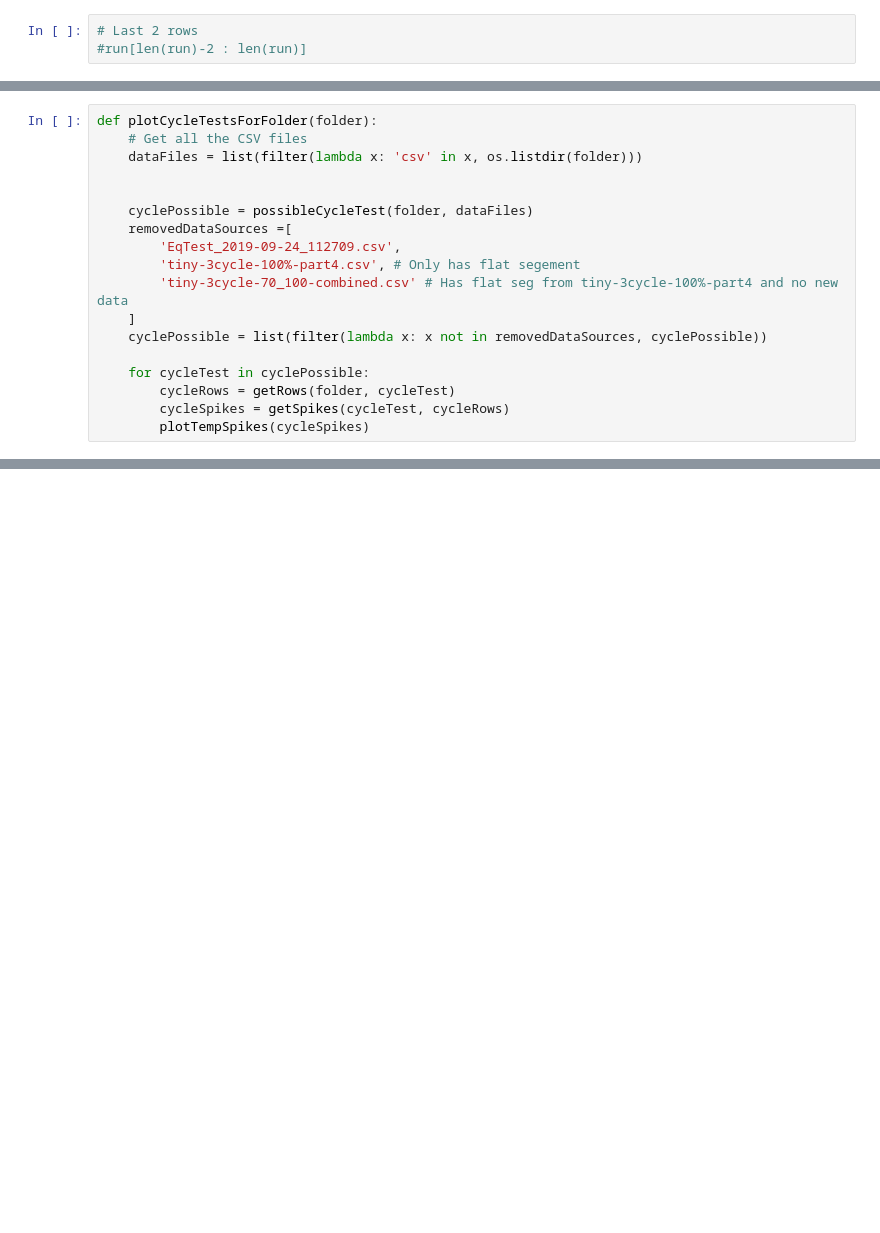
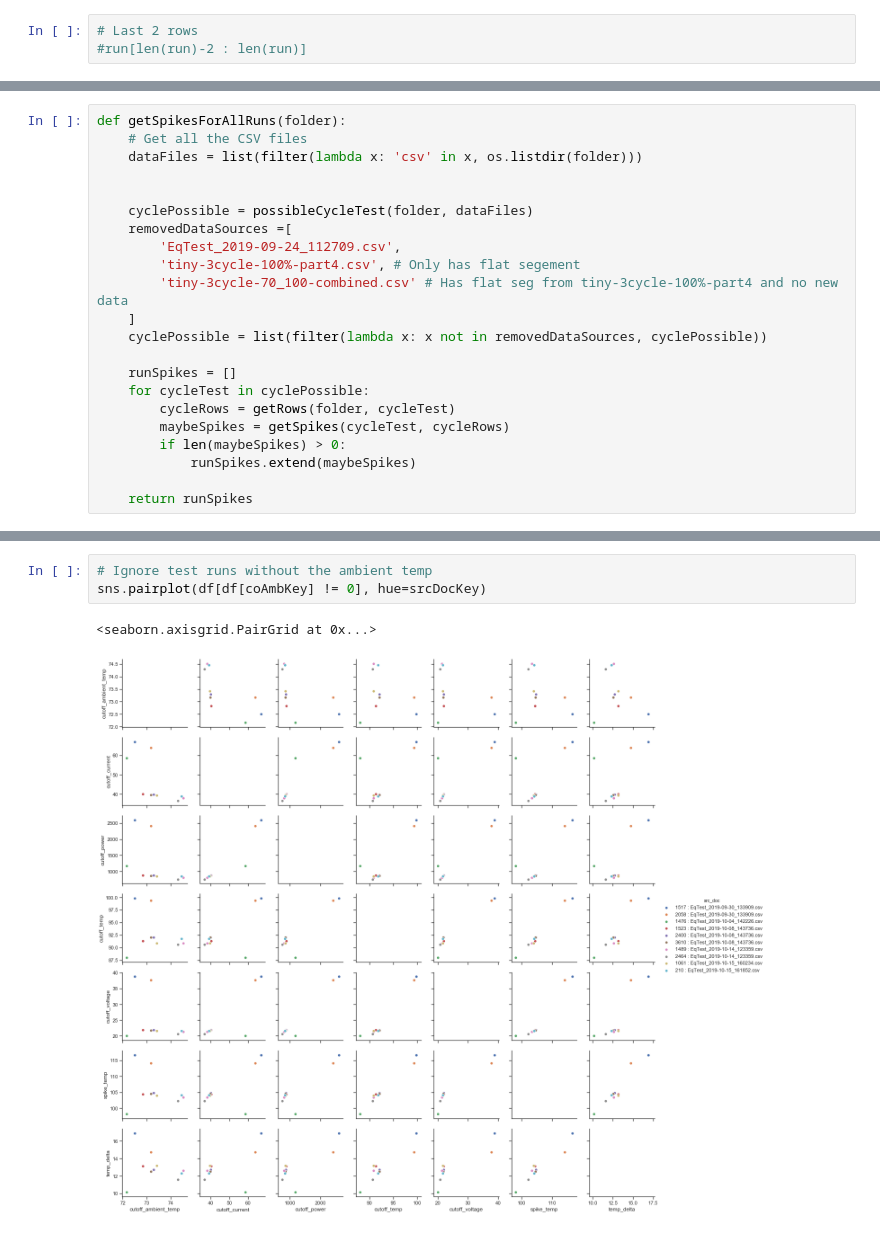
Before and after one commit to Brojowski/uas, a Jupyter notebook: SpikeAnalysis.ipynb, the cells around one changed output, grey strips where cells are left out. Drawn from its saved outputs; the diff is of its cells as text; blank space fills up the shorter version.

```diff
--- a/SpikeAnalysis.ipynb
+++ b/SpikeAnalysis.ipynb
@@ -92,5 +99,5 @@ def plotTempSpikes(tempSpikes):
 # %%
-def plotCycleTestsForFolder(folder):
+def getSpikesForAllRuns(folder):
     # Get all the CSV files
     dataFiles = list(filter(lambda x: 'csv' in x, os.listdir(folder)))
 
@@ -103,8 +110,12 @@ def plotCycleTestsForFolder(folder):
     ]
     cyclePossible = list(filter(lambda x: x not in removedDataSources, cyclePossible))
 
+    runSpikes = []
     for cycleTest in cyclePossible:
         cycleRows = getRows(folder, cycleTest)
-        cycleSpikes = getSpikes(cycleTest, cycleRows)
-        plotTempSpikes(cycleSpikes)
+        maybeSpikes = getSpikes(cycleTest, cycleRows)
+        if len(maybeSpikes) > 0:
+            runSpikes.extend(maybeSpikes)
+
+    return runSpikes
 # %%
@@ -115,0 +233,6 @@ plotCycleTestsForFolder('eq_proof')
+# %%
+# Ignore test runs without the ambient temp
+sns.pairplot(df[df[coAmbKey] != 0], hue=srcDocKey)
+# %% [output]
+<seaborn.axisgrid.PairGrid at 0x...>
+[figure, added]
```
Also changed, not shown: parts of 9 cells of this notebook.
